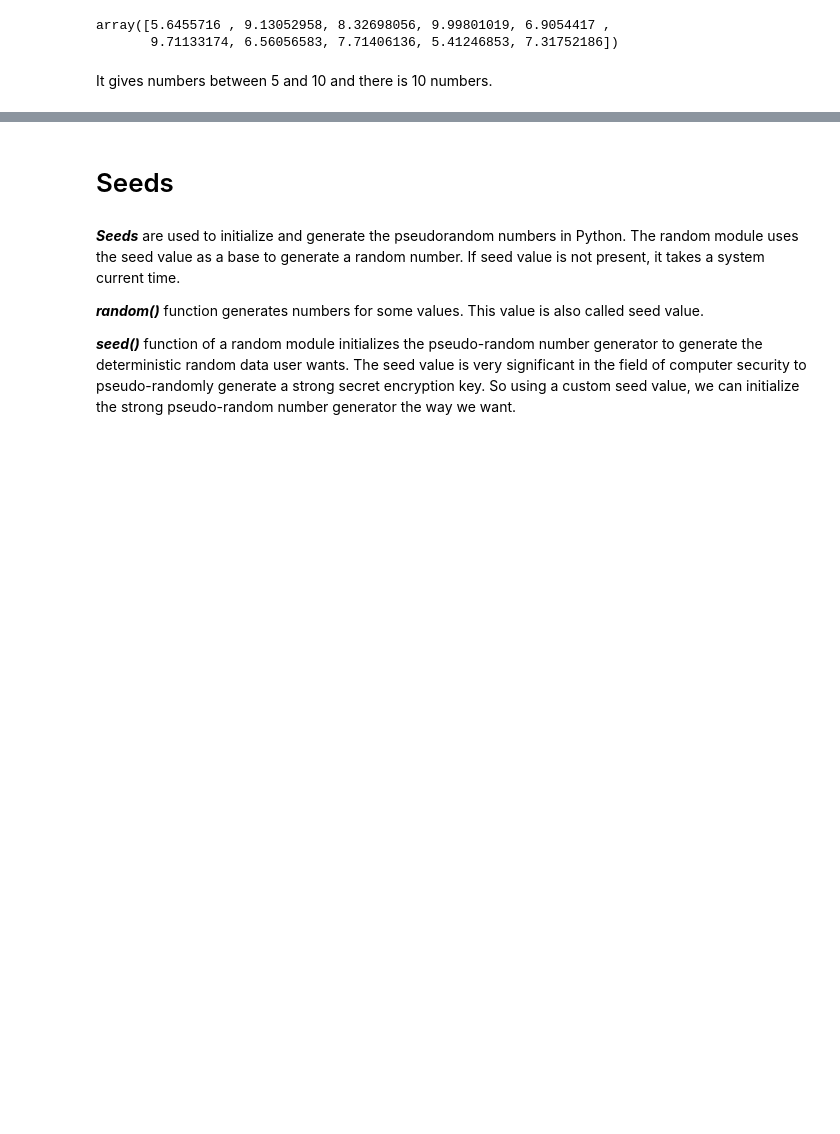
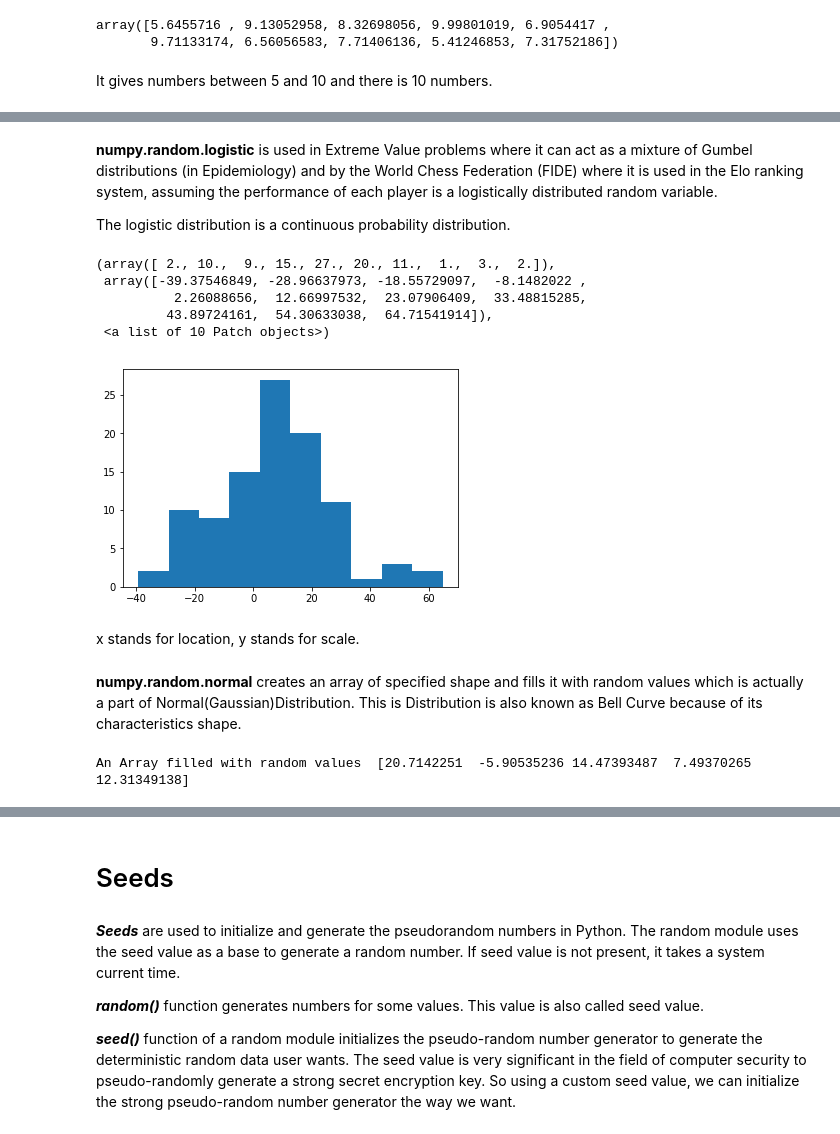
Before and after one commit to karolinaszafranbelzowska/numpy.random, a Jupyter notebook: The numpy.random.ipynb, the cells around one changed output, grey strips where cells are left out. Cells and saved outputs as stored; diff of their text form; code cells hidden in the pictures; blank space fills up the shorter version.

```diff
--- a/The numpy.random.ipynb
+++ b/The numpy.random.ipynb
@@ -226,0 +281,28 @@ plt.show()
+# %% [markdown]
+**numpy.random.logistic** is used in Extreme Value problems where it can act as a mixture of Gumbel distributions (in Epidemiology) and by the World Chess Federation (FIDE) where it is used in the Elo ranking system, assuming the performance of each player is a logistically distributed random variable.
+
+The logistic distribution is a continuous probability distribution.
+# %%
+import numpy as np
+import matplotlib.pyplot as plt
+x = 5
+y = 10
+l = np.random.logistic(x, y, 100)
+plt.hist(l, bins=10)
+# %% [output]
+(array([ 2., 10.,  9., 15., 27., 20., 11.,  1.,  3.,  2.]),
+ array([-39.37546849, -28.96637973, -18.55729097,  -8.1482022 ,
+          2.26088656,  12.66997532,  23.07906409,  33.48815285,
+         43.89724161,  54.30633038,  64.71541914]),
+ <a list of 10 Patch objects>)
+[figure, added]
+# %% [markdown]
+x stands for location, y stands for scale.
+# %% [markdown]
+**numpy.random.normal** creates an array of specified shape and fills it with random values which is actually a part of Normal(Gaussian)Distribution. This is Distribution is also known as Bell Curve because of its characteristics shape.
+# %%
+import numpy as np
+x = np.random.normal(5, 10, 5)
+print("An Array filled with random values ", x)
+# %% [output]
+An Array filled with random values  [20.7142251  -5.90535236 14.47393487  7.49370265 12.31349138]
```
Also changed, not shown: parts of 20 cells of this notebook.
